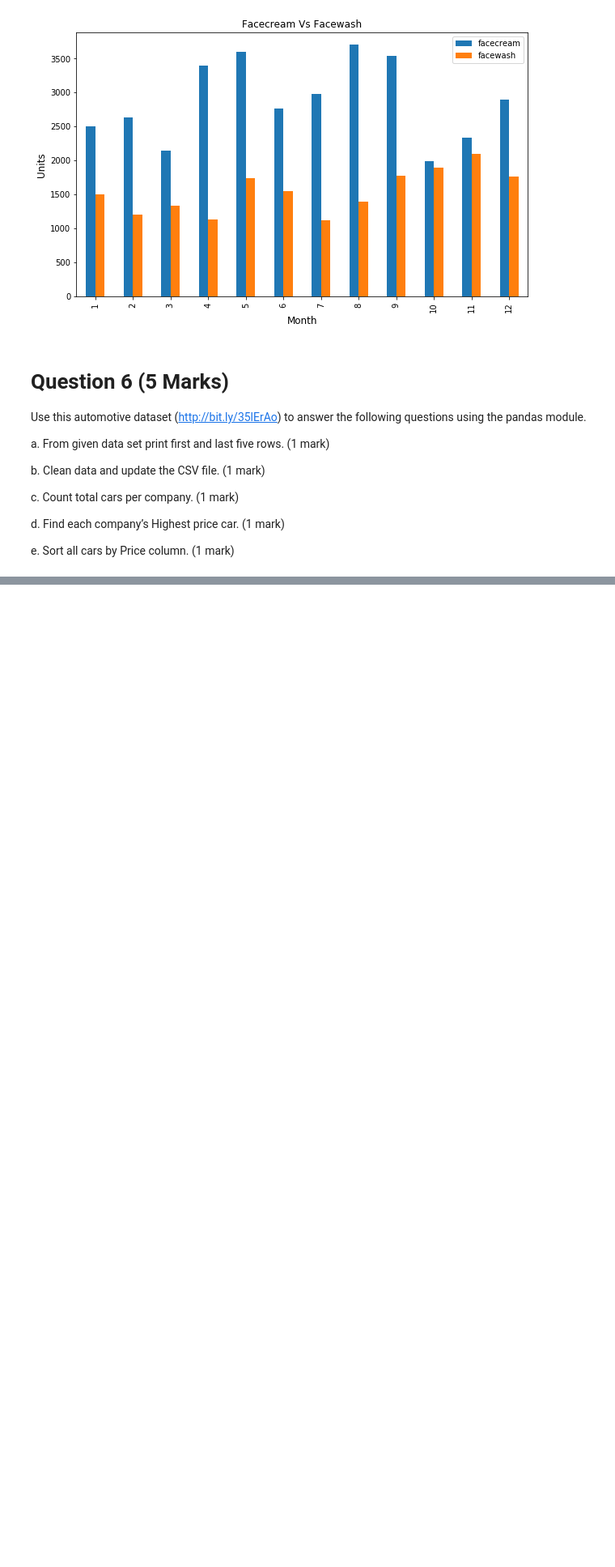
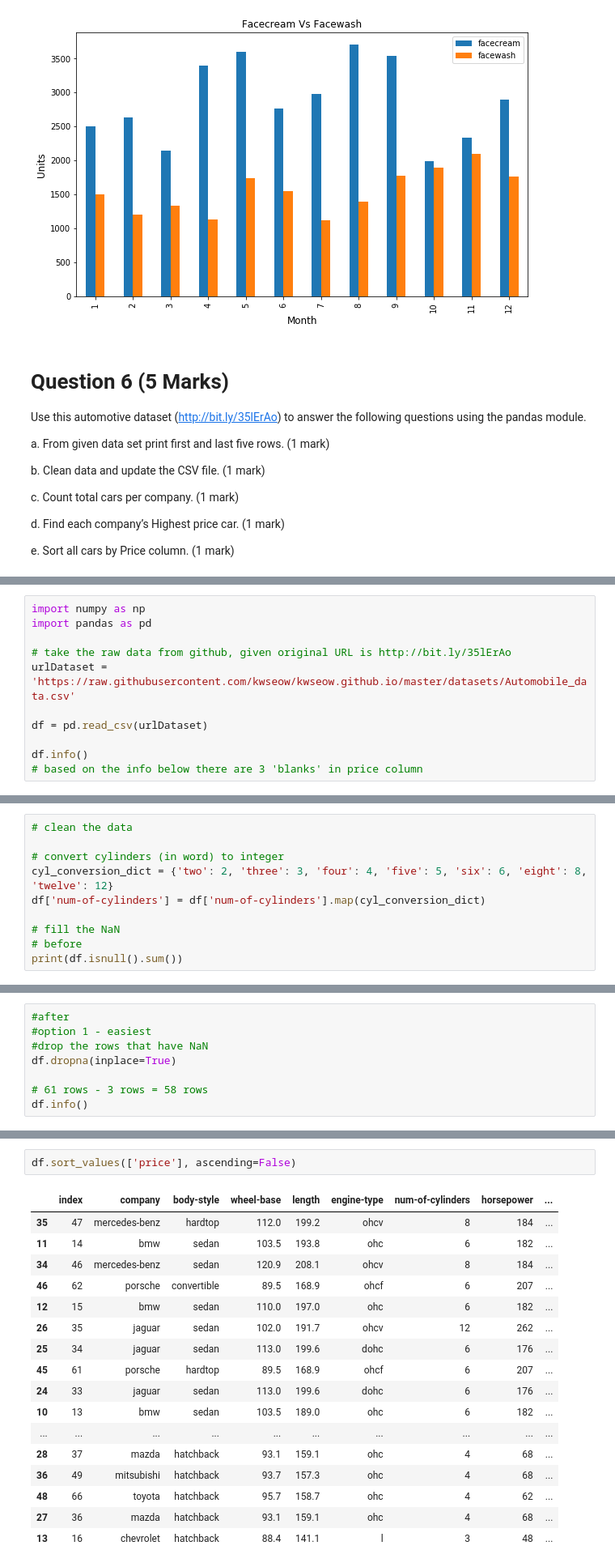
Before and after one commit to koayst/rp_python, a Jupyter notebook: TIPPAAI_P4DS_Koay_Seng_Tian.ipynb, the cells around one changed output, grey strips where cells are left out. Shown: that part at 81% size. Cells and saved outputs as stored; diff of their text form; blank space fills up the shorter version.

```diff
--- a/TIPPAAI_P4DS_Koay_Seng_Tian.ipynb
+++ b/TIPPAAI_P4DS_Koay_Seng_Tian.ipynb
@@ -443,0 +446,11 @@ e. Sort all cars by Price column. (1 mark)
+# %%
+import numpy as np
+import pandas as pd
+
+# take the raw data from github, given original URL is http://bit.ly/35lErAo
+urlDataset = 'https://raw.githubusercontent.com/kwseow/kwseow.github.io/master/datasets/Automobile_data.csv'
+
+df = pd.read_csv(urlDataset)
+
+df.info()
+# based on the info below there are 3 'blanks' in price column
@@ -443,0 +567,10 @@ e. Sort all cars by Price column. (1 mark)
+# %%
+# clean the data
+
+# convert cylinders (in word) to integer
+cyl_conversion_dict = {'two': 2, 'three': 3, 'four': 4, 'five': 5, 'six': 6, 'eight': 8, 'twelve': 12}
+df['num-of-cylinders'] = df['num-of-cylinders'].map(cyl_conversion_dict)
+
+# fill the NaN
+# before
+print(df.isnull().sum())
@@ -443,0 +589,8 @@ e. Sort all cars by Price column. (1 mark)
+# %%
+#after
+#option 1 - easiest
+#drop the rows that have NaN
+df.dropna(inplace=True)
+
+# 61 rows - 3 rows = 58 rows
+df.info()
@@ -443,0 +669,20 @@ e. Sort all cars by Price column. (1 mark)
+# %%
+df.sort_values(['price'], ascending=False)
+# %% [output]
+|  | index | company | body-style | wheel-base | length | engine-type | num-of-cylinders | horsepower | ... |
+| 35 | 47 | mercedes-benz | hardtop | 112.0 | 199.2 | ohcv | 8 | 184 | ... |
+| 11 | 14 | bmw | sedan | 103.5 | 193.8 | ohc | 6 | 182 | ... |
+| 34 | 46 | mercedes-benz | sedan | 120.9 | 208.1 | ohcv | 8 | 184 | ... |
+| 46 | 62 | porsche | convertible | 89.5 | 168.9 | ohcf | 6 | 207 | ... |
+| 12 | 15 | bmw | sedan | 110.0 | 197.0 | ohc | 6 | 182 | ... |
+| 26 | 35 | jaguar | sedan | 102.0 | 191.7 | ohcv | 12 | 262 | ... |
+| 25 | 34 | jaguar | sedan | 113.0 | 199.6 | dohc | 6 | 176 | ... |
+| 45 | 61 | porsche | hardtop | 89.5 | 168.9 | ohcf | 6 | 207 | ... |
+| 24 | 33 | jaguar | sedan | 113.0 | 199.6 | dohc | 6 | 176 | ... |
+| 10 | 13 | bmw | sedan | 103.5 | 189.0 | ohc | 6 | 182 | ... |
+| ... | ... | ... | ... | ... | ... | ... | ... | ... | ... |
+| 28 | 37 | mazda | hatchback | 93.1 | 159.1 | ohc | 4 | 68 | ... |
+| 36 | 49 | mitsubishi | hatchback | 93.7 | 157.3 | ohc | 4 | 68 | ... |
+| 48 | 66 | toyota | hatchback | 95.7 | 158.7 | ohc | 4 | 62 | ... |
+| 27 | 36 | mazda | hatchback | 93.1 | 159.1 | ohc | 4 | 68 | ... |
+| 13 | 16 | chevrolet | hatchback | 88.4 | 141.1 | l | 3 | 48 | ... |
```
Also changed, not shown: parts of 23 cells of this notebook.
